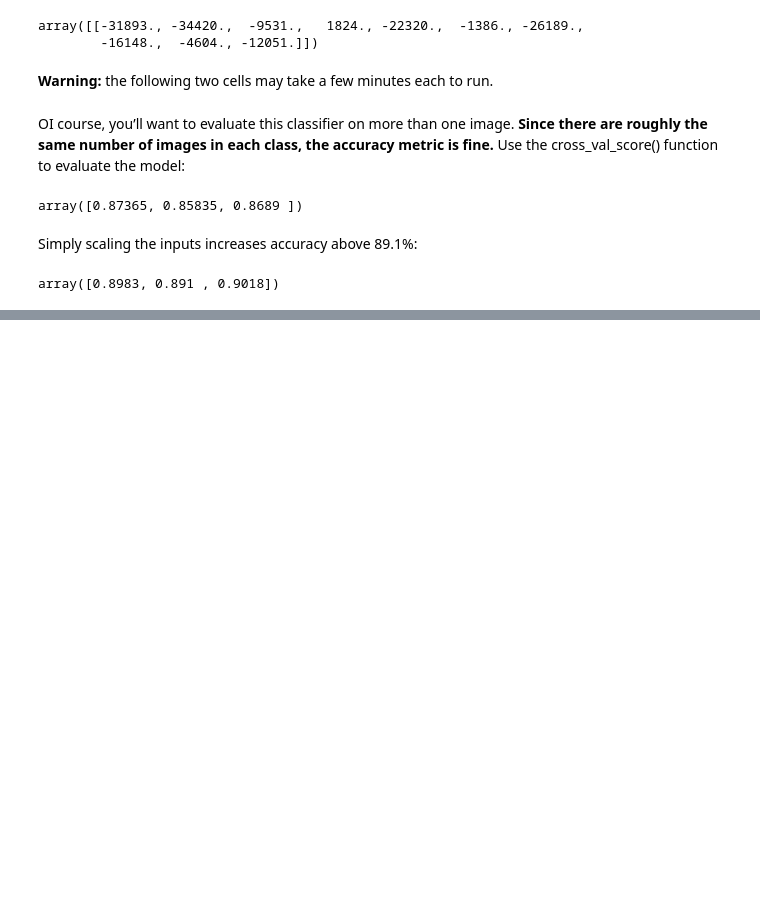
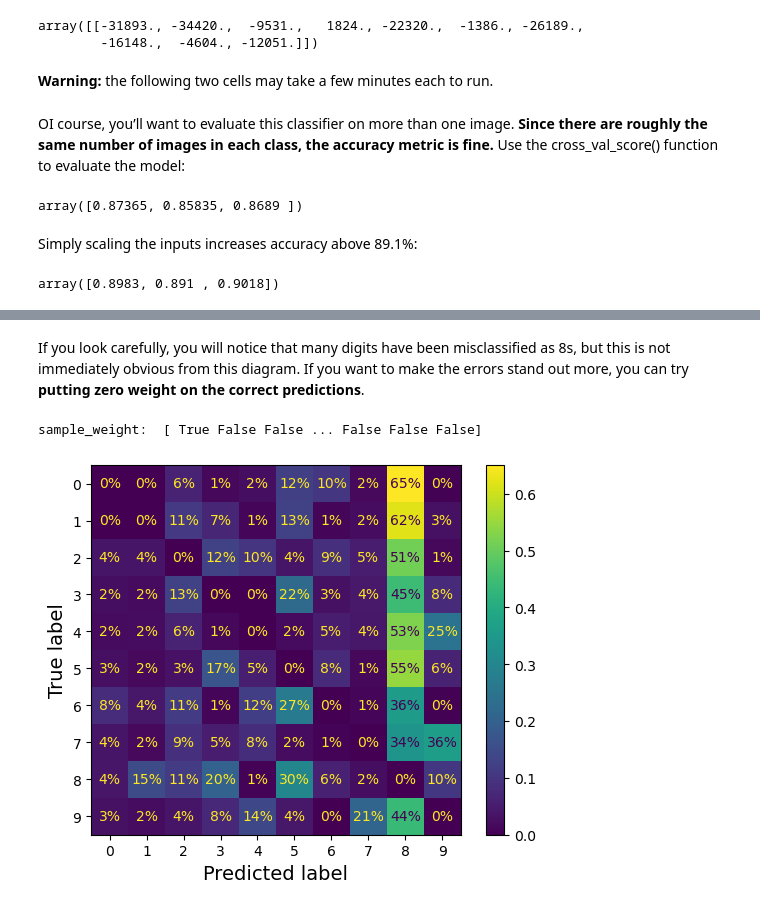
Before and after one commit to ikonglong/hands-on-ml-exercises, a Jupyter notebook: ch03.ipynb, the cells around one changed output, grey strips where cells are left out. Cells and saved outputs as stored; diff of their text form; code cells hidden in the pictures; blank space fills up the shorter version.

```diff
--- a/ch03.ipynb
+++ b/ch03.ipynb
@@ -566,0 +589,13 @@ array([0.8983, 0.891 , 0.9018])
+# %% [markdown]
+If you look carefully, you will notice that many digits have been misclassified as 8s, but this is not immediately obvious from this diagram. If you want to make the errors stand out more, you can try **putting zero weight on the correct predictions**.
+# %%
+sample_weight = (y_train_pred != y_train)
+plt.rc('font', size=10)  # extra code
+ConfusionMatrixDisplay.from_predictions(y_train, y_train_pred,
+                                        sample_weight=sample_weight,
+                                        normalize="true", values_format=".0%")
+print("sample_weight: ", sample_weight)
+plt.show()
+# %% [output]
+sample_weight:  [ True False False ... False False False]
+[figure, added]
```
Also changed, not shown: parts of 20 cells of this notebook, 4 other files.
